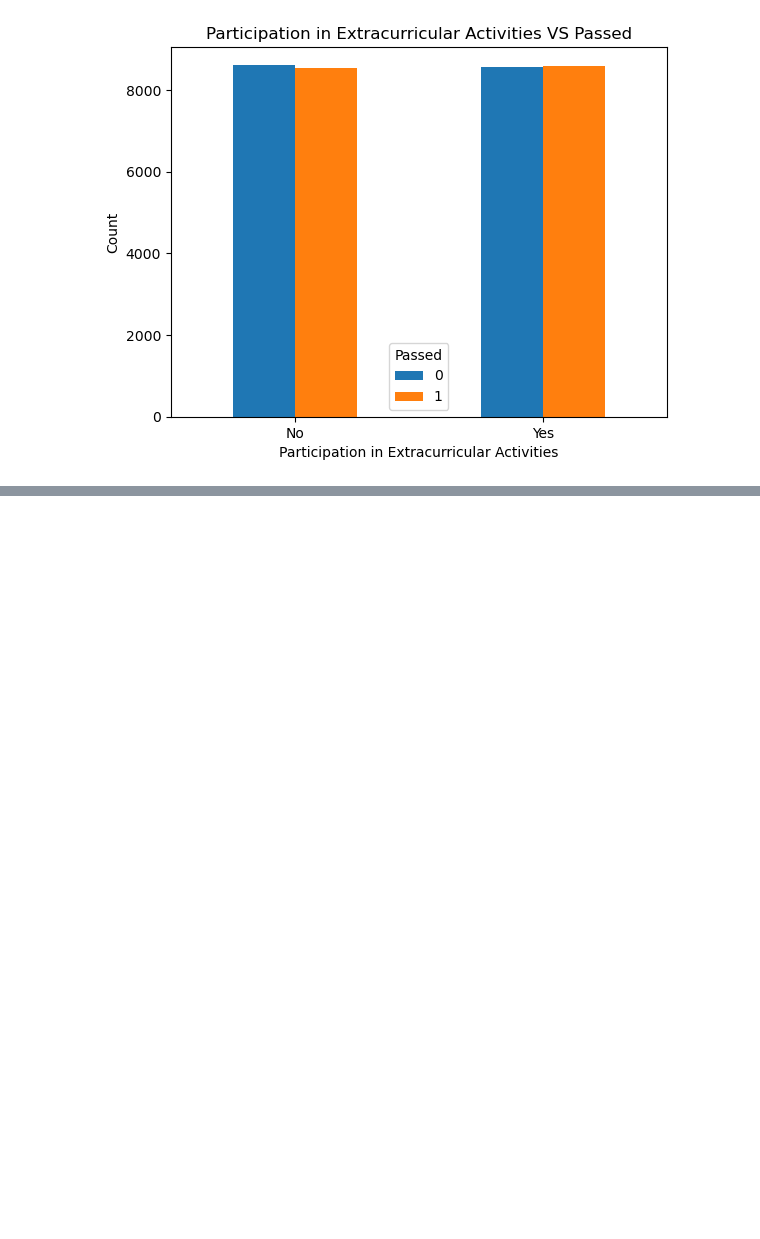
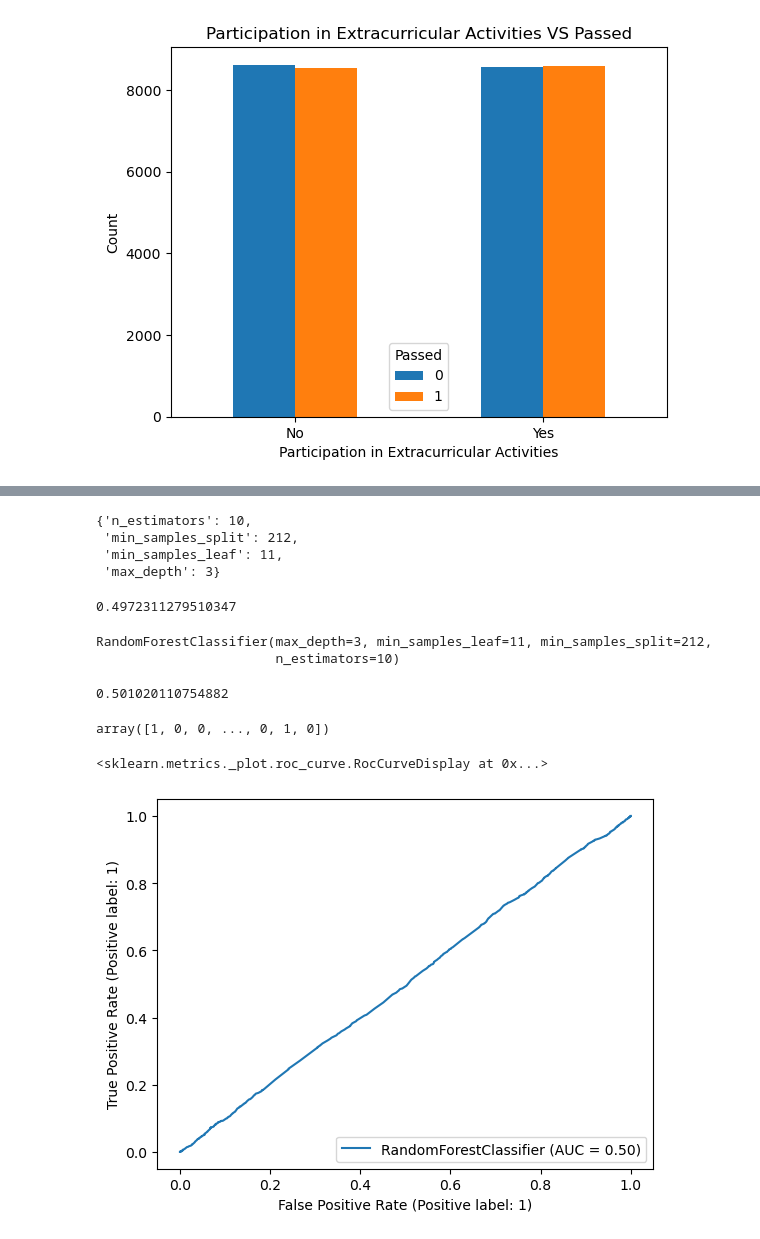
Before and after one commit to Samiruli/student-education-performance, a Jupyter notebook: student-performance.ipynb, the cells around one changed output, grey strips where cells are left out. Drawn from its saved outputs; the diff is of its cells as text; code cells hidden in the pictures; blank space fills up the shorter version.

```diff
--- a/student-performance.ipynb
+++ b/student-performance.ipynb
@@ -453,0 +589,20 @@ plt.show()
+# %%
+# Create hyperparameter grid for RandomForestClassifier
+
+rf_grid = {"n_estimators": np.arange(10,1000,50),
+           "max_depth": [None, 3, 5, 10],
+           "min_samples_split": np.arange(2, 220),
+           "min_samples_leaf": np.arange(1,20,2)}
+# %%
+# Setup random hyperparameter search for LogisticRegression
+
+
+
+rs_rf = RandomizedSearchCV(RandomForestClassifier(),
+                           param_distributions  = rf_grid,
+                           cv=5,
+                           n_iter=20,
+                           verbose=True)
+
+# Fit random hyperparameter search model for LogisticRegression
+rs_rf.fit(X_train , y_train)
@@ -453,0 +627,29 @@ plt.show()
+# %%
+# Find the best hyperparameters
+rs_rf.best_params_
+# %% [output]
+{'n_estimators': 10,
+ 'min_samples_split': 212,
+ 'min_samples_leaf': 11,
+ 'max_depth': 3}
+# %%
+# Evaluate the Randomized Search RandomForestRandomForestClassifier model
+rs_rf.score(X_test,y_test)
+# %% [output]
+0.4972311279510347
+# %%
+# Create a new classifier with best parameters
+
+clf = RandomForestClassifier(n_estimators= 10,
+                            min_samples_split= 212,
+                            min_samples_leaf = 11,
+                            max_depth = 3)
+# %%
+clf.fit(X_train,y_train)
+# %% [output]
+RandomForestClassifier(max_depth=3, min_samples_leaf=11, min_samples_split=212,
+                       n_estimators=10)
+# %%
+clf.score(X_test,y_test)
+# %% [output]
+0.501020110754882
@@ -453,0 +659,11 @@ plt.show()
+# %%
+y_preds
+# %% [output]
+array([1, 0, 0, ..., 0, 1, 0])
+# %%
+# Plot ROC curve and calculate and calculate AUC metric
+
+RocCurveDisplay.from_estimator(clf, X_test, y_test)
+# %% [output]
+<sklearn.metrics._plot.roc_curve.RocCurveDisplay at 0x...>
+[figure, added]
```
Also changed, not shown: parts of 24 cells of this notebook.
